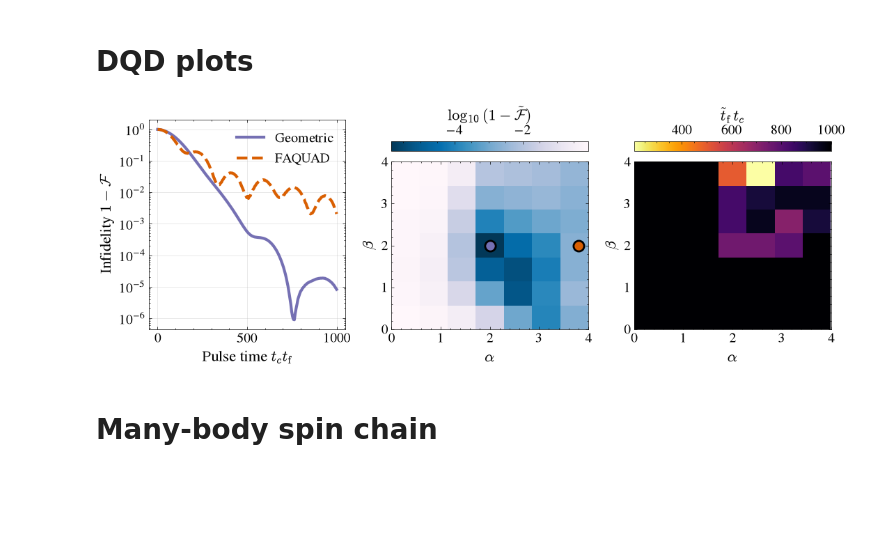
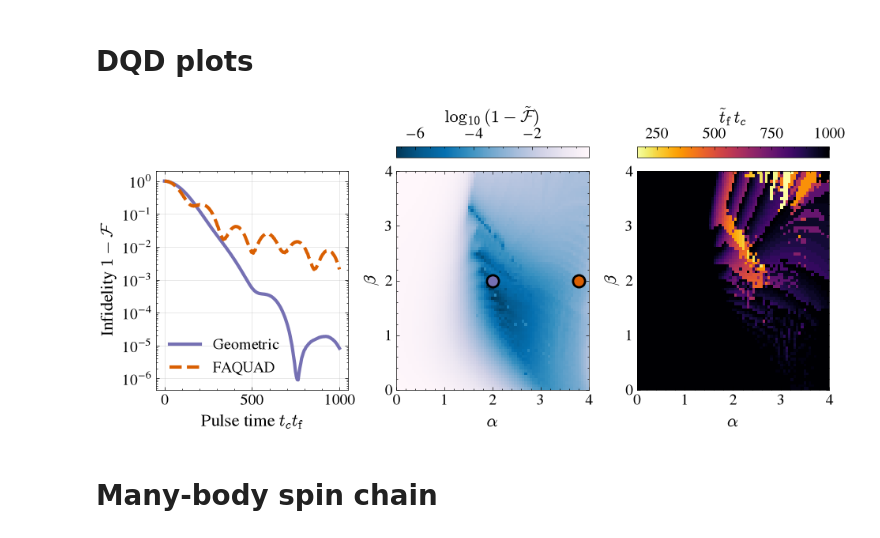
Before and after one commit to geodesiq-control/geodesiq-control, a Jupyter notebook: dev/manuscript_figures.ipynb, the cells around one changed output. Cells and saved outputs as stored; diff of their text form; code cells hidden in the pictures; blank space fills up the shorter version.

Commit message:
Reformat some figures for manuscript

```diff
--- a/dev/manuscript_figures.ipynb
+++ b/dev/manuscript_figures.ipynb
@@ -384,3 +397,13 @@ optimal_fidelities, best_times = optimal_fidelity_time_map(durations_2d, dqd_mod
+# %%
+data = np.load("data/dqd.npz")
+
+durations = data["durations"]
+fidelities_dqd_geometric = data["fidelities_dqd_geometric"]
+fidelities_dqd_faquad = data["fidelities_dqd_faquad"]
+alphas = data["alphas"]
+betas = data["betas"]
+optimal_fidelities = data["optimal_fidelities"]
+best_times = data["best_times"]
 # %%
 C_SPECTRUM = "#d95f02"
 C_GEOMETRIC = "#7570b3"
@@ -389,12 +412,28 @@ linewidth = 3.5
 fontsize_label = 16
 
 fontsizes = 14
-colorbar_loc = "top"
 cmap_coloring_fid = "PuBu_r"
 extent = [min(alphas), max(alphas), min(betas), max(betas)]
 
-fig, axs = plt.subplots(1, 3, figsize=(11, 4))
+fig = plt.figure(figsize=(11, 4))
+gs = fig.add_gridspec(2, 3, height_ratios=[0.05, 1], hspace=0.12, wspace=0.25)
 
+# Empty space above first panel, matching the colorbar row
+ax_empty = fig.add_subplot(gs[0, 0])
+ax_empty.axis("off")
+
+# Colorbar axes
+cax1 = fig.add_subplot(gs[0, 1])
+cax2 = fig.add_subplot(gs[0, 2])
+
+# Main axes
+axs = [
+    fig.add_subplot(gs[1, 0]),
+    fig.add_subplot(gs[1, 1]),
+    fig.add_subplot(gs[1, 2]),
+]
+
+# ===== Panel (a) =====
 axs[0].plot(durations, 1 - fidelities_dqd_geometric, label=r"Geometric", lw=3, color=C_GEOMETRIC)
 axs[0].plot(durations, 1 - fidelities_dqd_faquad, label=r"FAQUAD", lw=3, ls="--", color=C_SPECTRUM)
 axs[0].set_yscale("log")
@@ -403,38 +442,50 @@ axs[0].set_xlabel(r"Pulse time $t_c t_\text{f}$", fontsize=fontsize_label)
 axs[0].tick_params(labelsize=fontsizes)
 axs[0].grid(alpha=0.4)
 axs[0].legend(fontsize=14)
 
+# ===== Panel (b) =====
 infidelity_opt = np.log10(1 - optimal_fidelities.T)
 
 im1 = axs[1].imshow(
-    infidelity_opt, origin="lower", aspect="auto", interpolation="none", extent=extent, cmap=cmap_coloring_fid
+    infidelity_opt, origin="lower", aspect="auto", interpolation="none",
+    extent=extent, cmap=cmap_coloring_fid
 )
+
 axs[1].set_xlabel(r"$\alpha$", fontsize=fontsize_label)
 axs[1].set_ylabel(r"$\beta$", fontsize=fontsize_label)
 axs[1].tick_params(labelsize=fontsizes)
 
 axs[1].scatter(2, 2, s=120, label="Geometric", edgecolor="black", linewidths=2, color=C_GEOMETRIC)
 axs[1].scatter(3.8, 2, s=120, label="FAQUAD", edgecolor="black", linewidths=2, color=C_SPECTRUM)
 
-cbar1 = plt.colorbar(im1, ax=axs[1], location=colorbar_loc, pad=0.05)
+cbar1 = fig.colorbar(im1, cax=cax1, orientation="horizontal")
 cbar1.set_label(r"$\log_{10}(1 - \tilde{\mathcal{F}})$", size=fontsize_label)
 cbar1.ax.tick_params(labelsize=fontsizes)
+cbar1.ax.xaxis.set_ticks_position("top")
+cbar1.ax.xaxis.set_label_position("top")
 
-im2 = axs[2].imshow(best_times.T, origin="lower", aspect="auto", interpolation="none", extent=extent, cmap="inferno_r")
+# ===== Panel (c) =====
+im2 = axs[2].imshow(
+    best_times.T, origin="lower", aspect="auto", interpolation="none",
+    extent=extent, cmap="inferno_r"
+)
+
 axs[2].set_xlabel(r"$\alpha$", fontsize=fontsize_label)
 axs[2].set_ylabel(r"$\beta$", fontsize=fontsize_label)
 axs[2].tick_params(labelsize=fontsizes)
 
-cbar2 = plt.colorbar(im2, ax=axs[2], location=colorbar_loc, pad=0.05)
+cbar2 = fig.colorbar(im2, cax=cax2, orientation="horizontal")
 cbar2.set_label(r"$\tilde{t}_\text{f}\,t_c$", size=fontsize_label)
 cbar2.ax.tick_params(labelsize=fontsizes)
+cbar2.ax.xaxis.set_ticks_position("top")
+cbar2.ax.xaxis.set_label_position("top")
 
 plt.tight_layout()
 plt.show()
 
 fig.savefig("figures/dqd.pdf")
 # %% [output]
-[figure, old version]
+[figure, new version]
 # %% [markdown]
 # Many-body spin chain
 # %%
```
Also changed, not shown: parts of 7 cells of this notebook, 7 other files.
